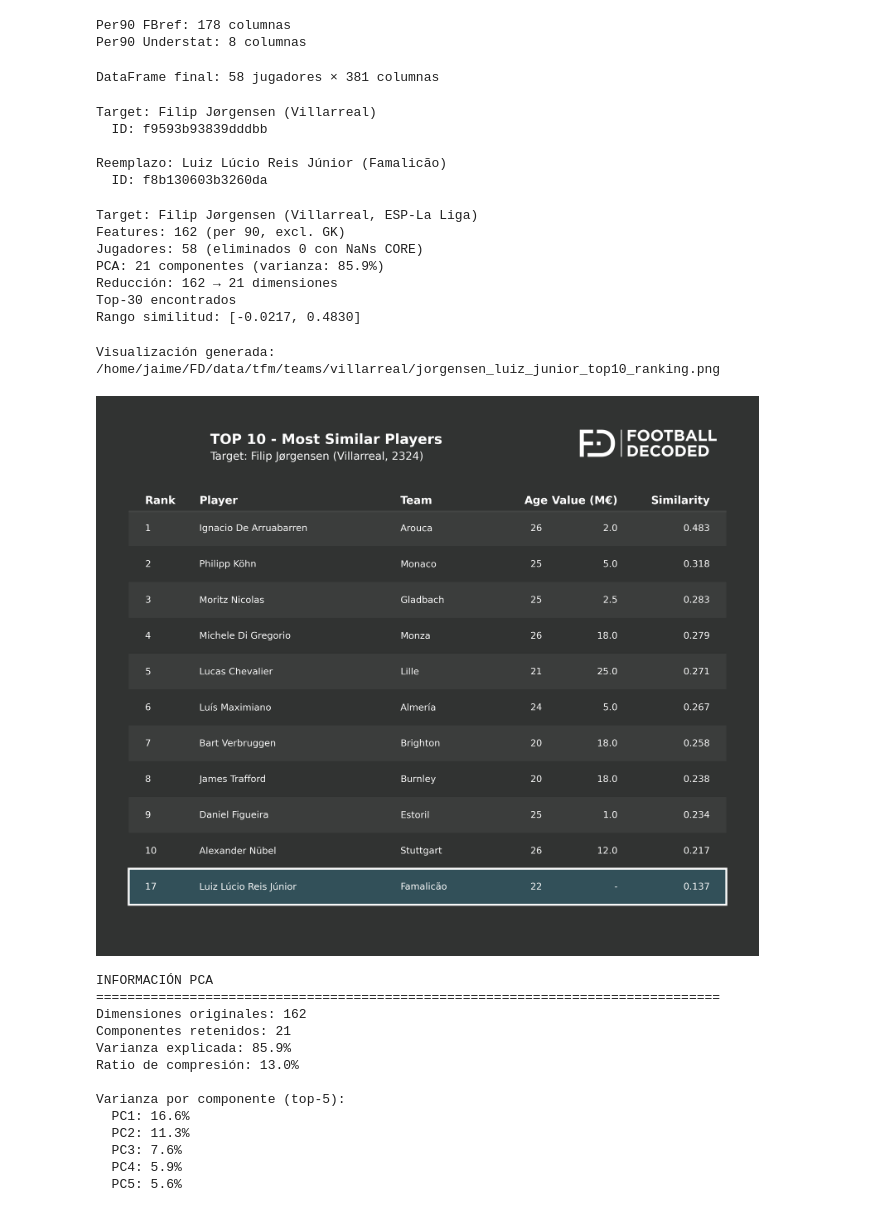
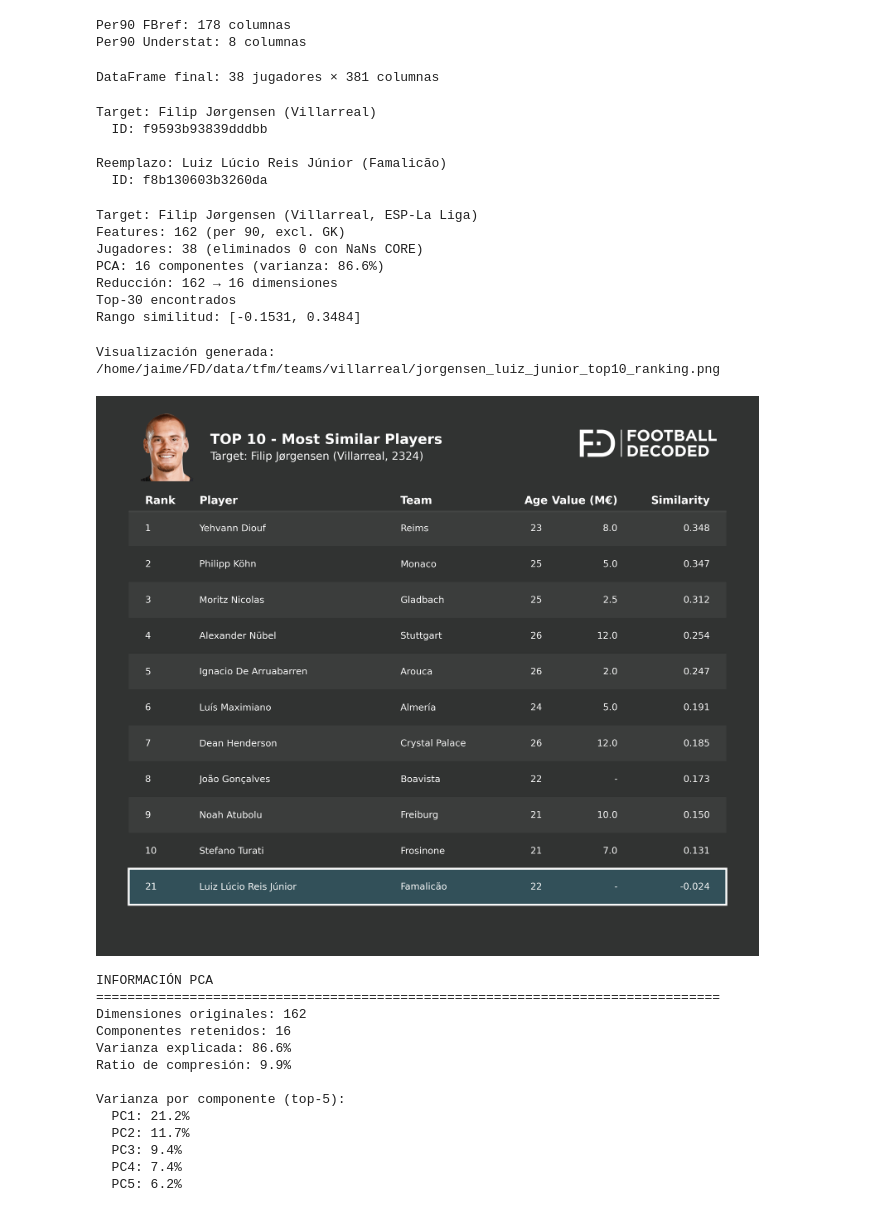
Before and after one commit to jaime-oriol/footballdecoded, a Jupyter notebook: tfm/teams/villarreal/jorgensen_luiz_junior.ipynb, the cells around one changed output. Saved outputs shown, nothing was run; the diff lists cells and outputs as text; code cells hidden in the pictures.

Commit message:
FACES - Ckeckpoint

```diff
--- a/tfm/teams/villarreal/jorgensen_luiz_junior.ipynb
+++ b/tfm/teams/villarreal/jorgensen_luiz_junior.ipynb
@@ -36,10 +36,9 @@ for league in big5_leagues:
             league=league,
             season='2324',
             positions=['GK'],
-            max_market_value=25_000_000,
+            max_market_value=15_000_000,
             min_minutes=900,
-            min_age=20,
-            max_age=28
+            max_age=26
         )
         pools.append(pool)
         print(f"{league}: {len(pool)} jugadores")
@@ -111,0 +108,11 @@ DataFrame con todos los jugadores: 58 jugadores
+# %%
+# Add Jørgensen as exogenous player
+full_df = add_exogenous_player(
+    pool_df=pool_df,
+    player_name='Jørgensen',
+    league='ESP-La Liga',
+    season='2324',
+    team='Villarreal'
+)
+
+print(f"DataFrame con Target: {len(full_df)} jugadores")
@@ -194,7 +207,7 @@ df_final = pd.concat([
 
 print(f"DataFrame final: {df_final.shape[0]} jugadores × {df_final.shape[1]} columnas")
 # %% [output]
-DataFrame final: 58 jugadores × 381 columnas
+DataFrame final: 38 jugadores × 381 columnas
 # %%
 # Identify target (Jørgensen) and replacement (Luiz Junior)
 target = df_final[df_final['player_name'].str.contains('Jørgensen', case=False, na=False)]
@@ -233,30 +246,30 @@ result = find_similar_players_cosine(
 # %% [output]
 Target: Filip Jørgensen (Villarreal, ESP-La Liga)
 Features: 162 (per 90, excl. GK)
-Jugadores: 58 (eliminados 0 con NaNs CORE)
-PCA: 21 componentes (varianza: 85.9%)
-Reducción: 162 → 21 dimensiones
+Jugadores: 38 (eliminados 0 con NaNs CORE)
+PCA: 16 componentes (varianza: 86.6%)
+Reducción: 162 → 16 dimensiones
 Top-30 encontrados
-Rango similitud: [-0.0217, 0.4830]
+Rango similitud: [-0.1531, 0.3484]
 # %%
 from tfm.helpers.viz_helpers import plot_top10_ranking
 
 output_path = plot_top10_ranking(
     result=result,
     df_data=full_df,
     save_path='jorgensen_luiz_junior_top10_ranking.png',
-    target_face_path=None,
+    target_face_path='/home/jaime/FD/data/blog/caras/tfm/jorgensen.png',
     highlight_target=True,
     dpi=300
 )
 
 print(f"Visualización generada: {output_path}")
 
 from IPython.display import Image, display
 display(Image(filename=output_path))
 # %% [output]
 Visualización generada: /home/jaime/FD/data/tfm/teams/villarreal/jorgensen_luiz_junior_top10_ranking.png
-[figure, old version]
+[figure, new version]
 # %%
 # PCA Information
 pca_info = result['pca_info']
@@ -274,16 +287,16 @@ for i, var in enumerate(pca_info['top_5_components_variance'], 1):
 INFORMACIÓN PCA
 ================================================================================
 Dimensiones originales: 162
-Componentes retenidos: 21
-Varianza explicada: 85.9%
-Ratio de compresión: 13.0%
+Componentes retenidos: 16
+Varianza explicada: 86.6%
+Ratio de compresión: 9.9%
 
 Varianza por componente (top-5):
-  PC1: 16.6%
-  PC2: 11.3%
-  PC3: 7.6%
-  PC4: 5.9%
-  PC5: 5.6%
+  PC1: 21.2%
+  PC2: 11.7%
+  PC3: 9.4%
+  PC4: 7.4%
+  PC5: 6.2%
 # %%
 # Similarity Score Distribution
 dist = result['score_distribution']
```
Also changed, not shown: parts of 4 cells of this notebook, 43 other files.
